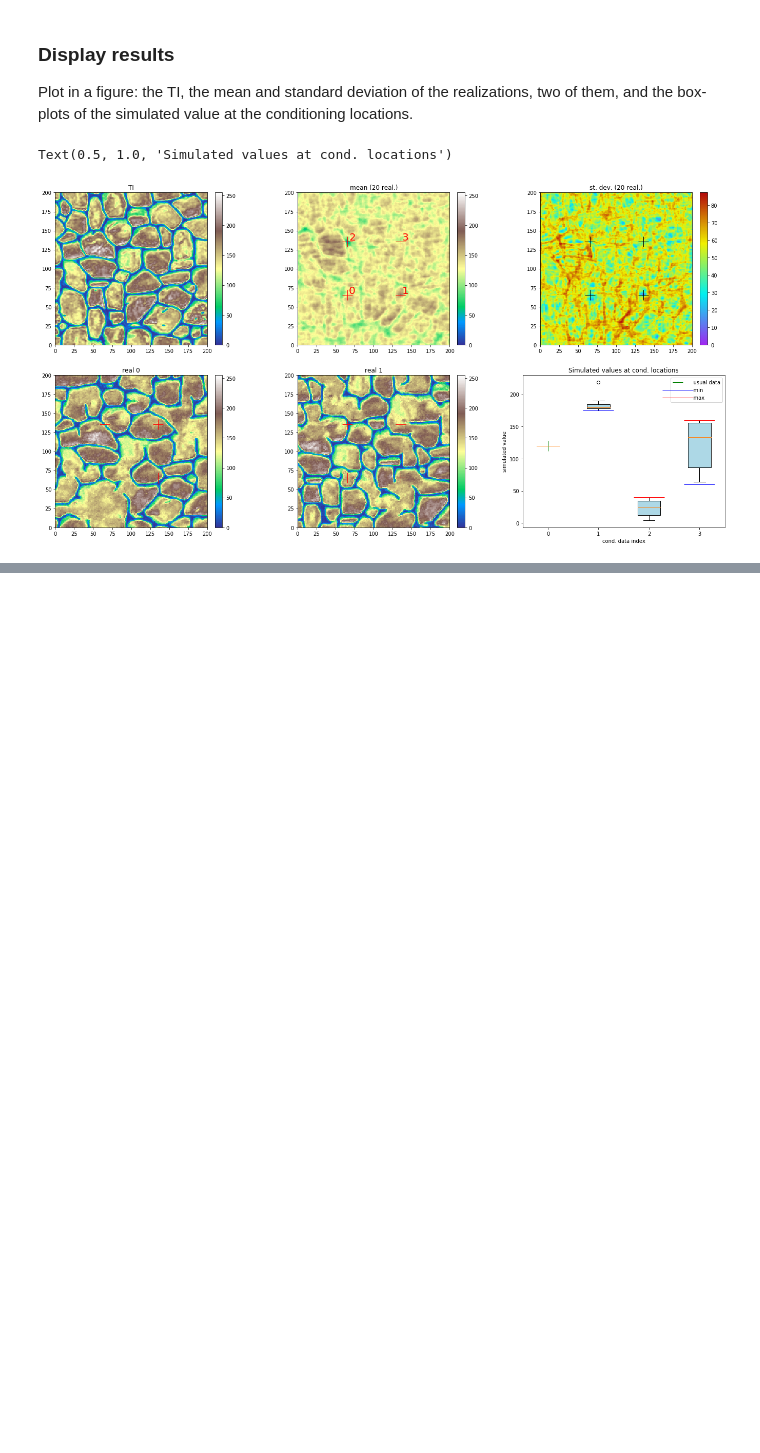
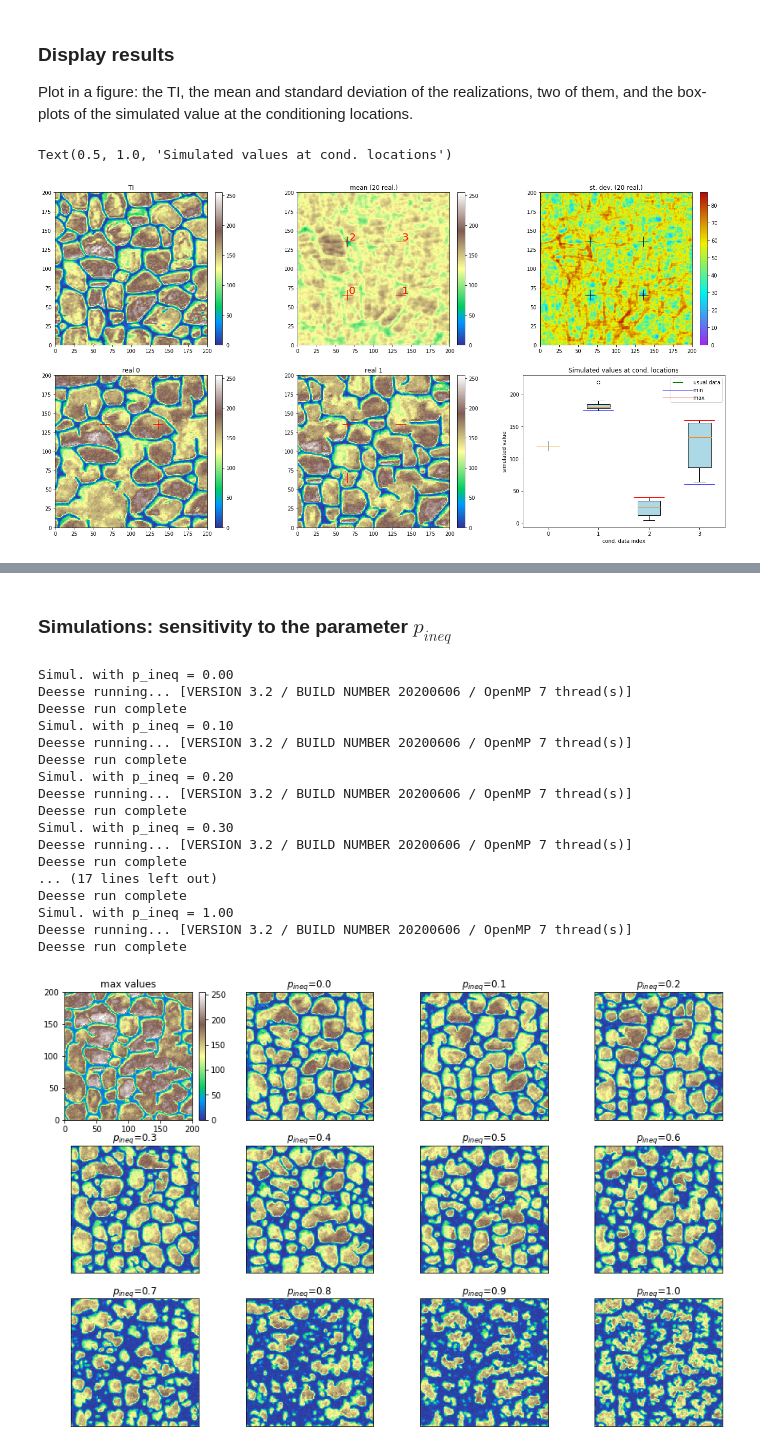
Before and after one commit to randlab/geone, a Jupyter notebook: examples/ex_deesse_13_inequality_data.ipynb, the cells around one changed output, grey strips where cells are left out. Cells and saved outputs as stored; diff of their text form; code cells hidden in the pictures; blank space fills up the shorter version.

```diff
--- a/examples/ex_deesse_13_inequality_data.ipynb
+++ b/examples/ex_deesse_13_inequality_data.ipynb
@@ -176,0 +225,58 @@ Text(0.5, 1.0, 'Simulated values at cond. locations')
+# %% [markdown]
+### Simulations: sensitivity to the parameter $p_{ineq}$
+# %%
+# Test different value for maximal proportion of inequality data in pattern (p_ineq)
+p_ineq = [0.0, 0.1, 0.2, 0.3, 0.4, 0.5, 0.6, 0.7, 0.8, 0.9, 1.]
+
+sim=[]
+for p in p_ineq:
+    deesse_input = dsi.DeesseInput(
+        nx=nx, ny=ny, nz=nz,
+        sx=sx, sy=sy, sz=sz,
+        ox=ox, oy=oy, oz=oz,
+        nv=1, varname='code',
+        nTI=1, TI=ti,
+        dataImage=im_max,          # conditioning data (image)
+        distanceType=1,
+        nneighboringNode=24,
+        distanceThreshold=0.02,
+        maxScanFraction=0.25,
+        maxPropInequalityNode=p,   # maximal proportion of inequality data in pattern
+        npostProcessingPathMax=1,
+        seed=444,
+        nrealization=1)
+    print('Simul. with p_ineq = {:3.2f}'.format(p))
+    deesse_output = dsi.deesseRun(deesse_input)
+    sim.append(deesse_output['sim'][0])
+
+
+# figure ...
+fig, ax = plt.subplots(3,4, figsize=(15,10))
+
+plt.subplot(3,4,1)
+imgplt.drawImage2D(im_max, cmap=cmap, vmin=ti_vmin, vmax=ti_vmax, title='max values')
+
+for i in range(len(p_ineq)):
+    plt.subplot(3,4,i+2)
+    imgplt.drawImage2D(sim[i], cmap=cmap, vmin=ti_vmin, vmax=ti_vmax,
+                       xaxis=False, yaxis=False, showColorbar=False,
+                       title='$p_{ineq}$=' + '{}'.format(p_ineq[i]))
+# %% [output]
+Simul. with p_ineq = 0.00
+Deesse running... [VERSION 3.2 / BUILD NUMBER 20200606 / OpenMP 7 thread(s)]
+Deesse run complete
+Simul. with p_ineq = 0.10
+Deesse running... [VERSION 3.2 / BUILD NUMBER 20200606 / OpenMP 7 thread(s)]
+Deesse run complete
+Simul. with p_ineq = 0.20
+Deesse running... [VERSION 3.2 / BUILD NUMBER 20200606 / OpenMP 7 thread(s)]
+Deesse run complete
+Simul. with p_ineq = 0.30
+Deesse running... [VERSION 3.2 / BUILD NUMBER 20200606 / OpenMP 7 thread(s)]
+Deesse run complete
+... (17 lines left out)
+Deesse run complete
+Simul. with p_ineq = 1.00
+Deesse running... [VERSION 3.2 / BUILD NUMBER 20200606 / OpenMP 7 thread(s)]
+Deesse run complete
+[figure, added]
```
Also changed, not shown: parts of 11 cells of this notebook, 30 other files.
